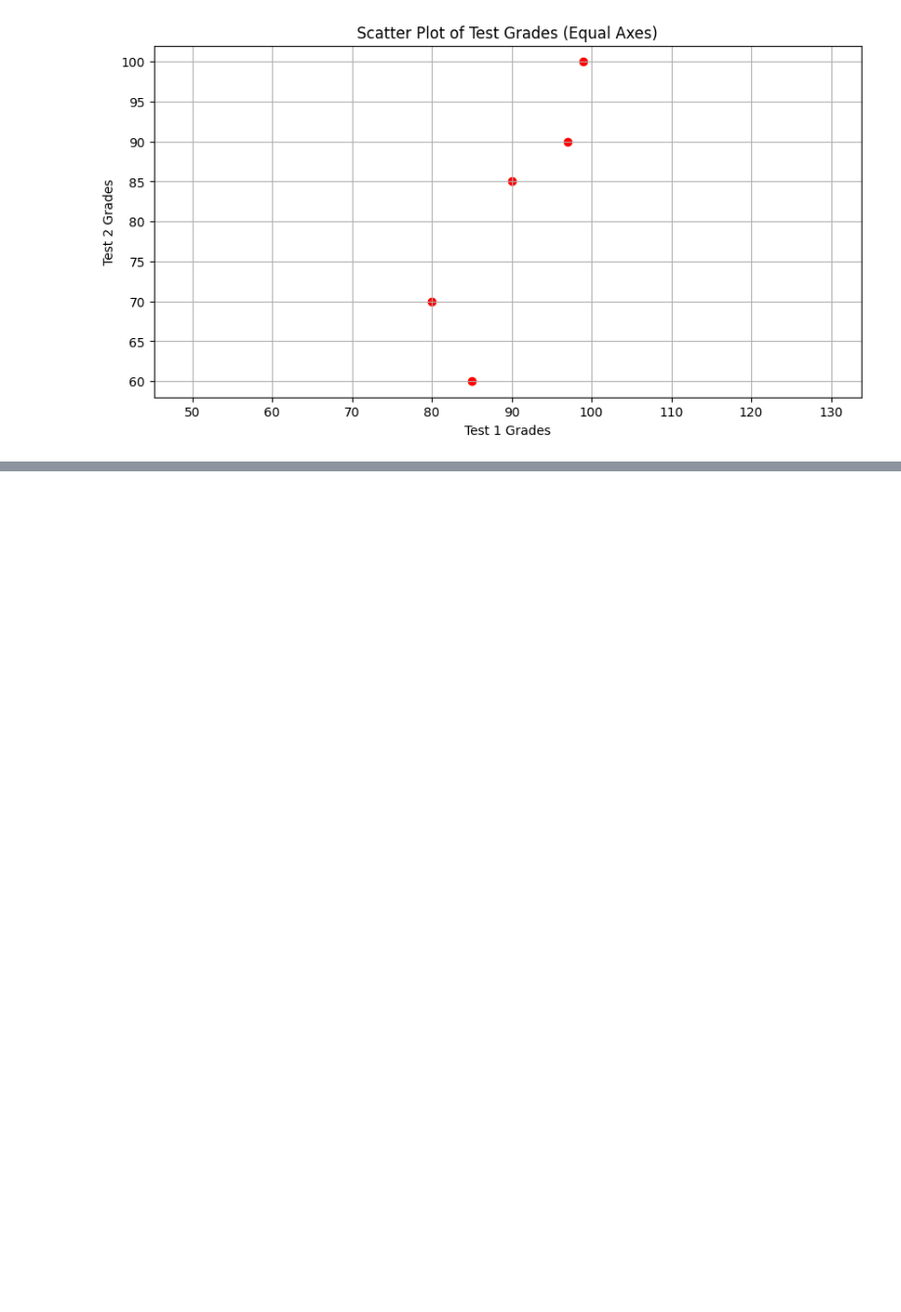
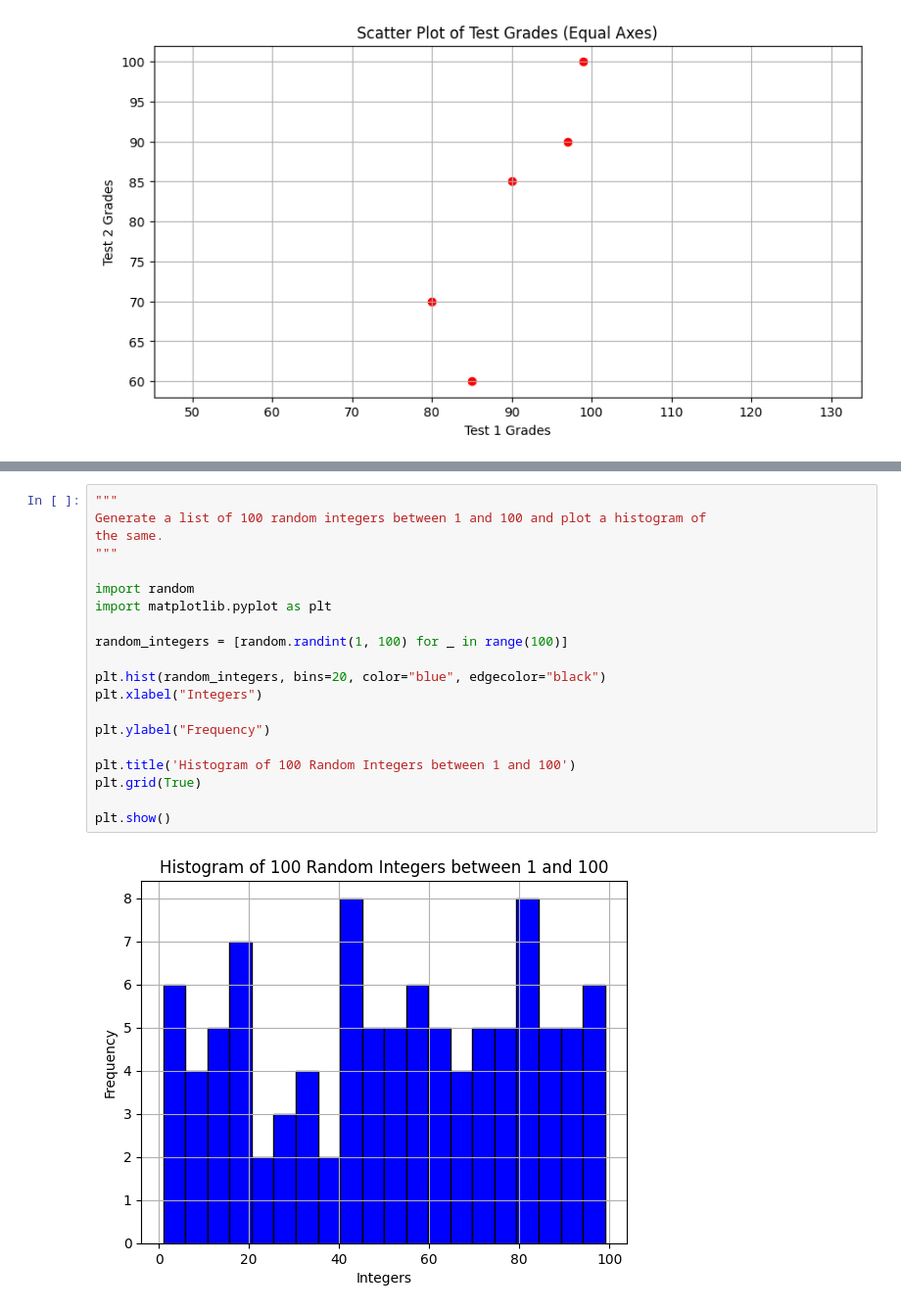
Before and after one commit to MrSnor/xm-bk, a Jupyter notebook: dork.ipynb, the cells around one changed output, grey strips where cells are left out. Shown at 98% size. Cells and saved outputs as stored; diff of their text form; blank space fills up the shorter version.

```diff
--- a/dork.ipynb
+++ b/dork.ipynb
@@ -2522,0 +2705,22 @@ plt.show()
+# %%
+"""
+Generate a list of 100 random integers between 1 and 100 and plot a histogram of
+the same.
+"""
+
+import random
+import matplotlib.pyplot as plt
+
+random_integers = [random.randint(1, 100) for _ in range(100)]
+
+plt.hist(random_integers, bins=20, color="blue", edgecolor="black")
+plt.xlabel("Integers")
+
+plt.ylabel("Frequency")
+
+plt.title('Histogram of 100 Random Integers between 1 and 100')
+plt.grid(True)
+
+plt.show()
+# %% [output]
+[figure, added]
```
Also changed, not shown: parts of 13 cells of this notebook, 1 other file.
